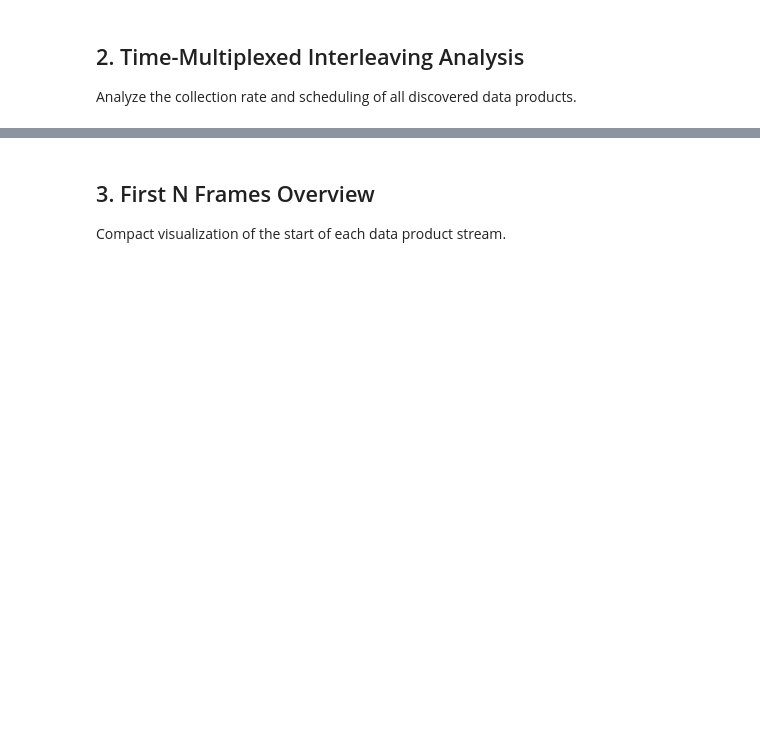
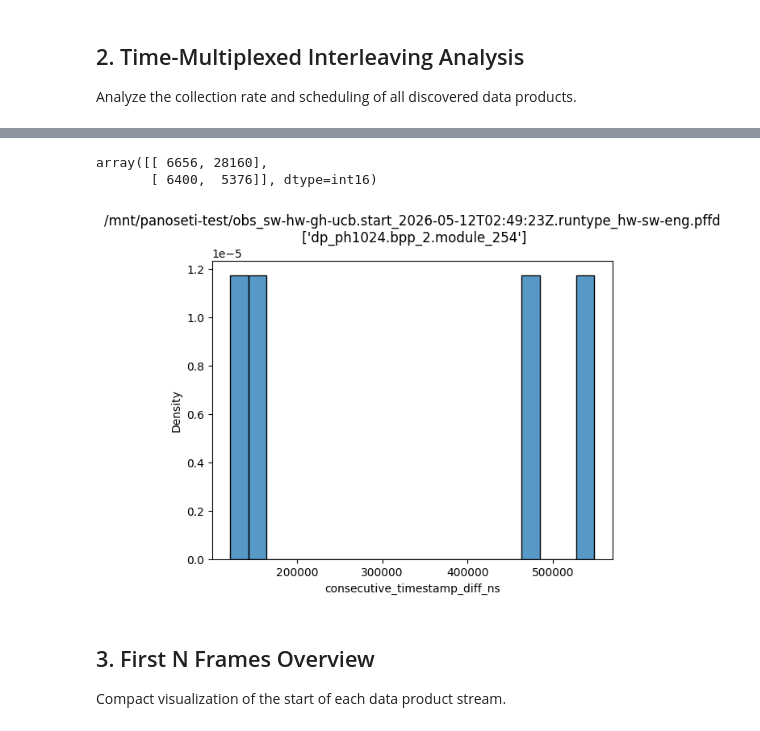
Before and after one commit to panoseti/panoseti, a Jupyter notebook: control/notebooks/run_preview.ipynb, the cells around one changed output, grey strips where cells are left out. Drawn from its saved outputs; the diff is of its cells as text; code cells hidden in the pictures; blank space fills up the shorter version.

```diff
--- a/control/notebooks/run_preview.ipynb
+++ b/control/notebooks/run_preview.ipynb
@@ -17,7 +22,7 @@ from rich import print as rprint
 from tqdm.notebook import tqdm
 
 # --- Configuration ---
-DATA_DIR = "/mnt/panoseti"  # Base directory containing .pffd runs
+DATA_DIR = "/mnt/panoseti-test"  # Base directory containing .pffd runs
 # -----------------------
 # %% [markdown]
 ## 1. Discover Latest Run
@@ -94,0 +152,13 @@ if 'run' in locals():
+# %%
+for prod_name in tqdm(run.list_products(), desc="Scanning Timestamps"):
+    seq = run.get_product(prod_name)
+    if 'ph256' in prod_name:
+        seq.get_metadata_arrays(['quabo_num'])
+    else:
+        data = seq.get_image_array(0)
+        data_strided = view_as_chunks(data, (16,16))
+        data_strided_max_per_quabo = np.max(data_strided, axis=(3,4))
+# %%
+f = 1
+r, c = 1, 0
+np.max(data[f][r * 16:(r + 1) * 16, c * 16:(c + 1) * 16])
@@ -94,0 +167,65 @@ if 'run' in locals():
+# %%
+data_strided_max_per_quabo[1]
+# %% [output]
+array([[ 6656, 28160],
+       [ 6400,  5376]], dtype=int16)
+# %%
+def extract_timeline_precise_ns(run_obj, sample_rate=100):
+    data = {}
+    for prod_name in tqdm(run_obj.list_products(), desc="Scanning Timestamps"):
+        seq = run_obj.get_product(prod_name)
+        if len(seq) == 0: continue
+
+        indices = list(range(0, len(seq), sample_rate))
+        if indices[-1] != len(seq) - 1: indices.append(len(seq) - 1)
+
+        times = np.array([seq.get_frame_time(i, precise=True) for i in indices])
+        data[prod_name] = {
+            "unix_t_ns": times,
+            "consecutive_timestamp_diff_ns": np.diff(times, prepend=times[0]),
+            "indices": np.array(indices),
+        }
+    return data
+
+def get_timeline_df(run, sample_rate=1):
+    tl = extract_timeline_precise_ns(run, sample_rate=sample_rate)
+
+    dfs = []
+    for dp in tl:
+        # rprint(f"{dp}: {tl[dp]}")
+        # tl_deltas = tl[dp]['diff']
+        # rprint(f"tl_deltas (µs): {tl_deltas / 1e3}")
+        df = pd.DataFrame(tl[dp])
+        df['dp'] = dp
+        dfs.append(df)
+
+    return pd.concat(dfs)
+
+
+def plot_diff(timeline_df, dp_pats=[], q_min=0.025, q_max=0.975):
+    import seaborn as sns
+    patterns = '|'.join(dp_pats)
+    if dp_pats:
+        filtered_df = timeline_df[timeline_df['dp'].str.contains(patterns)]
+    else:
+        filtered_df = timeline_df
+    q_low = filtered_df['consecutive_timestamp_diff_ns'].quantile(q_min)
+    q_high = filtered_df['consecutive_timestamp_diff_ns'].quantile(q_max)
+    filtered_df = filtered_df[filtered_df['consecutive_timestamp_diff_ns'].between(q_low, q_high)]
+    sns.histplot(
+        data=filtered_df,
+        x='consecutive_timestamp_diff_ns',
+        log_scale=False,
+        stat='density',
+        bins=20
+    )
+    plt.title(f"{run.run_dir}\n {list(filtered_df['dp'].unique())}")
+
+import pandas as pd
+
+df_all = get_timeline_df(run)
+# display(df_all)
+
+plot_diff(df_all, dp_pats=['ph'])
+# %% [output]
+[figure, added]
```
Also changed, not shown: parts of 10 cells of this notebook, 8 other files.
